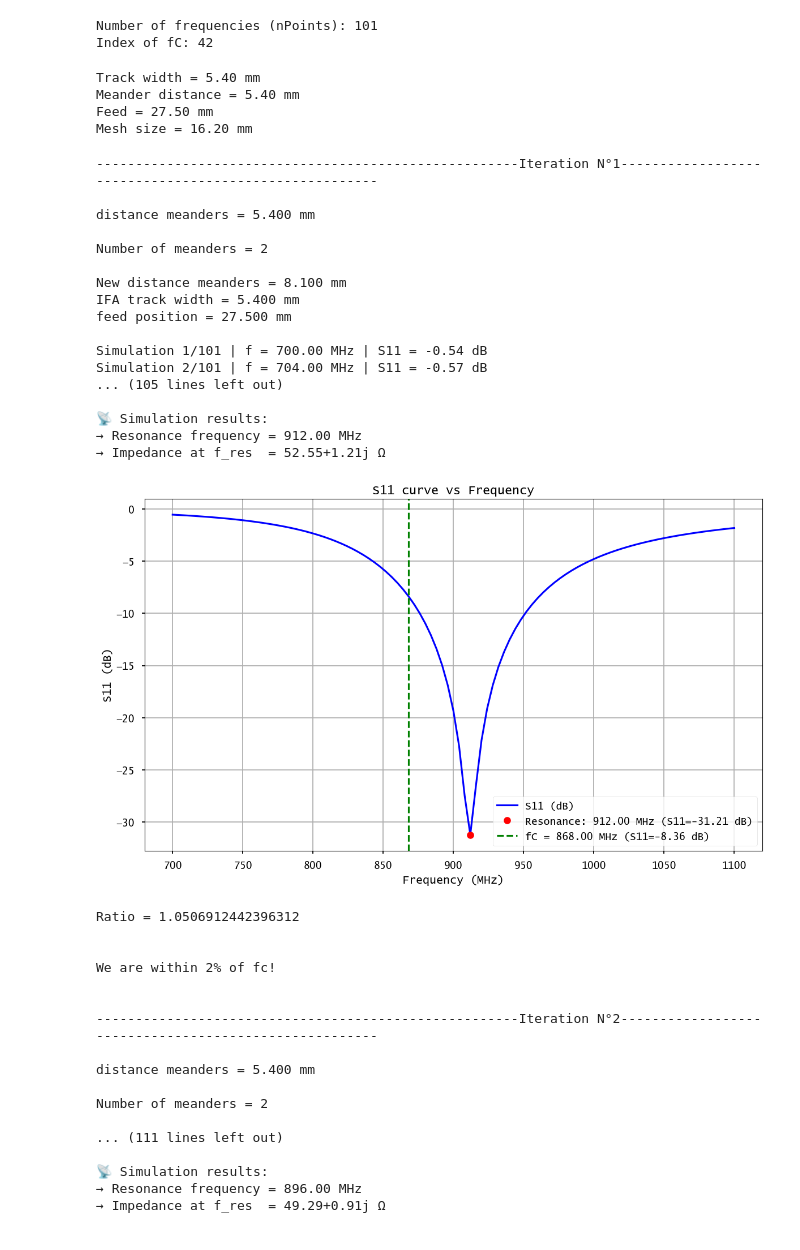
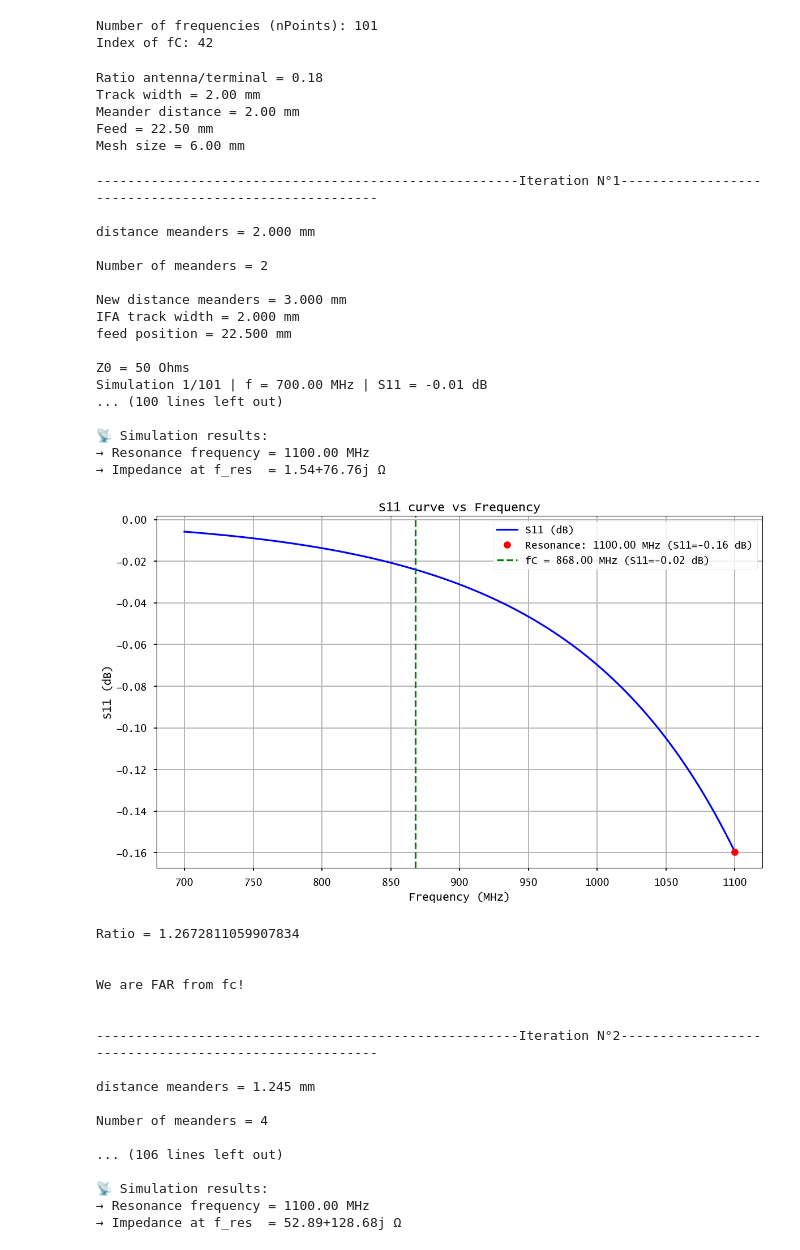
Before and after one commit to FahdilOuro/Antenna_Solver_MoM, a Jupyter notebook: backend/antenna_simulation/ifa_meander_project_v2/ifa_meander_optimiz_3.ipynb, the cells around one changed output. Drawn from its saved outputs; the diff is of its cells as text; code cells hidden in the pictures.

```diff
--- a/backend/antenna_simulation/ifa_meander_project_v2/ifa_meander_optimiz_3.ipynb
+++ b/backend/antenna_simulation/ifa_meander_project_v2/ifa_meander_optimiz_3.ipynb
@@ -23,13 +25,17 @@ save_mesh_folder = 'data/gmsh_files/'
 ifa_meander_mat = 'data/antennas_mesh/ifa_M_opti3.mat'
 ifa_meander_msh = save_mesh_folder + mesh_name
 # %%
-a = 27 / 1000  # Width
-b = 55 / 1000  # Height
+a = 10 / 1000  # Width
+b = 30 / 1000  # Height
 
-terminal_a = 92 / 1000
+terminal_a = 55 / 1000
 terminal_b = b
 x_t = np.array([-terminal_a + a, 0, 0, -terminal_a + a])
 y_t = np.array([terminal_b, terminal_b, 0, 0])
+
+ratio_antenna = a / terminal_a
+print(f"Ratio antenna/terminal = {ratio_antenna:.2f}")
+filename_log = f"data/log_optimization_cama/optimization_results_{ratio_antenna}.json"
 
 # Fix the short feed and the track width
 if b / a > 2:
@@ -39,7 +45,7 @@ else:
     largeur_piste    = a / 10         # Minimum value
     distance_meandre = a / 10         # Value chosen based on the result from analyse_dist_meandre.ipynb
 
-feed = 0.5 * b
+feed = 0.75 * b
 feed_point = np.array([0, feed, 0])
 mesh_size = 3 * largeur_piste
 
@@ -49,47 +55,48 @@ print(f"Meander distance = {distance_meandre * 1000:.2f} mm")
 print(f"Feed = {feed * 1000:.2f} mm")
 print(f"Mesh size = {mesh_size * 1000:.2f} mm")
 # %% [output]
-Track width = 5.40 mm
-Meander distance = 5.40 mm
-Feed = 27.50 mm
-Mesh size = 16.20 mm
+Ratio antenna/terminal = 0.18
+Track width = 2.00 mm
+Meander distance = 2.00 mm
+Feed = 22.50 mm
+Mesh size = 6.00 mm
 # %%
 optimize_ifa(ifa_meander_msh, ifa_meander_mat,
              frequencies, fC, fLow, fHigh, nPoints, fc_index,
-             a, b, largeur_piste, distance_meandre, feed, feed_point, x_t, y_t, save_mesh_folder, mesh_name, mesh_size)
+             a, b, largeur_piste, distance_meandre, feed, feed_point, x_t, y_t, save_mesh_folder, mesh_name, mesh_size, filename_log)
 # %% [output]
 ------------------------------------------------------Iteration N°1------------------------------------------------------
 
-distance meanders = 5.400 mm
+distance meanders = 2.000 mm
 
 Number of meanders = 2
 
-New distance meanders = 8.100 mm
-IFA track width = 5.400 mm
-feed position = 27.500 mm
+New distance meanders = 3.000 mm
+IFA track width = 2.000 mm
+feed position = 22.500 mm
 
-Simulation 1/101 | f = 700.00 MHz | S11 = -0.54 dB
-Simulation 2/101 | f = 704.00 MHz | S11 = -0.57 dB
-... (105 lines left out)
+Z0 = 50 Ohms
+Simulation 1/101 | f = 700.00 MHz | S11 = -0.01 dB
+... (100 lines left out)
 
 📡 Simulation results:
-→ Resonance frequency = 912.00 MHz
-→ Impedance at f_res  = 52.55+1.21j Ω
+→ Resonance frequency = 1100.00 MHz
+→ Impedance at f_res  = 1.54+76.76j Ω
-[figure, old version]
+[figure, new version]
-Ratio = 1.0506912442396312
+Ratio = 1.2672811059907834
 
 
-We are within 2% of fc!
+We are FAR from fc!
 
 
 ------------------------------------------------------Iteration N°2------------------------------------------------------
 
-distance meanders = 5.400 mm
+distance meanders = 1.245 mm
 
-Number of meanders = 2
+Number of meanders = 4
 
-... (111 lines left out)
+... (106 lines left out)
 
 📡 Simulation results:
-→ Resonance frequency = 896.00 MHz
-→ Impedance at f_res  = 49.29+0.91j Ω
+→ Resonance frequency = 1100.00 MHz
+→ Impedance at f_res  = 52.89+128.68j Ω
```
Also changed, not shown: parts of 2 cells of this notebook, 3 other files.
